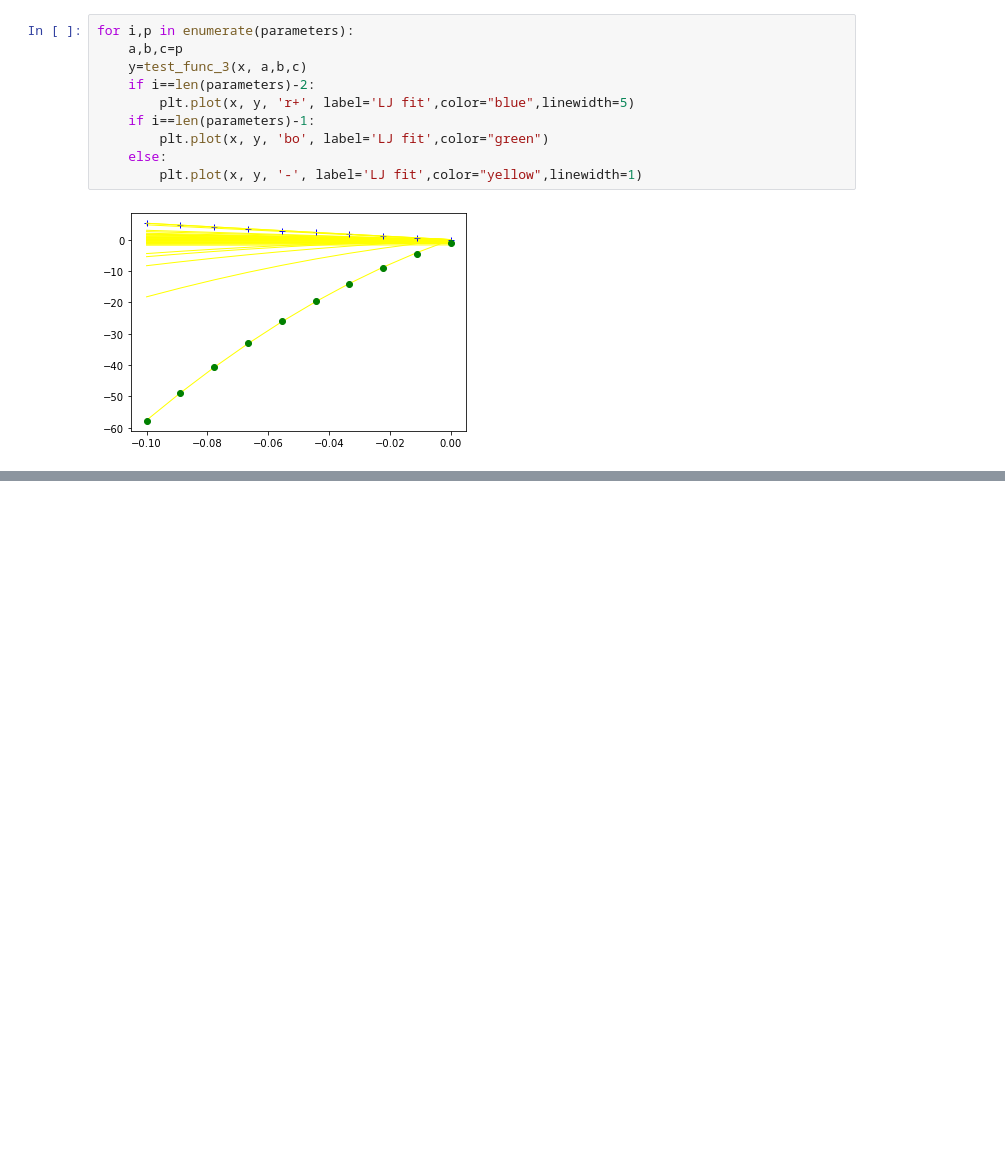
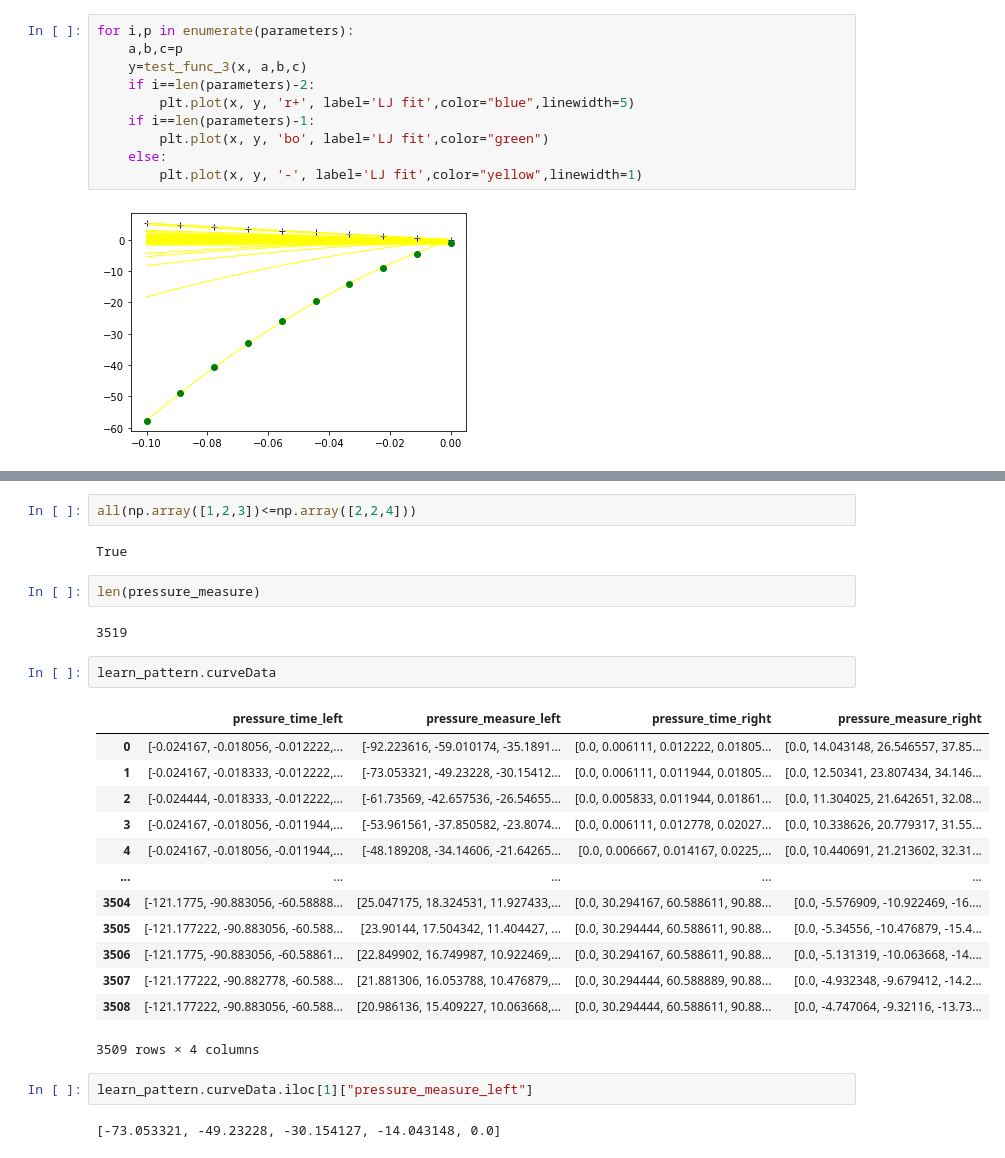
Before and after one commit to juneciel510/transient_identification, a Jupyter notebook: source_code/create_pattern.ipynb, the cells around one changed output, grey strips where cells are left out. Saved outputs shown, nothing was run; the diff lists cells and outputs as text; blank space fills up the shorter version.

```diff
--- a/source_code/create_pattern.ipynb
+++ b/source_code/create_pattern.ipynb
@@ -428,0 +786,28 @@ SyntaxError: invalid syntax (Temp/ipykernel_7436/4259177107.py, line 2)
+# %%
+all(np.array([1,2,3])<=np.array([2,2,4]))
+# %% [output]
+True
+# %%
+len(pressure_measure)
+# %% [output]
+3519
+# %%
+learn_pattern.curveData
+# %% [output]
+|  | pressure_time_left | pressure_measure_left | pressure_time_right | pressure_measure_right |
+| 0 | [-0.024167, -0.018056, -0.012222,... | [-92.223616, -59.010174, -35.1891... | [0.0, 0.006111, 0.012222, 0.01805... | [0.0, 14.043148, 26.546557, 37.85... |
+| 1 | [-0.024167, -0.018333, -0.012222,... | [-73.053321, -49.23228, -30.15412... | [0.0, 0.006111, 0.011944, 0.01805... | [0.0, 12.50341, 23.807434, 34.146... |
+| 2 | [-0.024444, -0.018333, -0.012222,... | [-61.73569, -42.657536, -26.54655... | [0.0, 0.005833, 0.011944, 0.01861... | [0.0, 11.304025, 21.642651, 32.08... |
+| 3 | [-0.024167, -0.018056, -0.011944,... | [-53.961561, -37.850582, -23.8074... | [0.0, 0.006111, 0.012778, 0.02027... | [0.0, 10.338626, 20.779317, 31.55... |
+| 4 | [-0.024167, -0.018056, -0.011944,... | [-48.189208, -34.14606, -21.64265... | [0.0, 0.006667, 0.014167, 0.0225,... | [0.0, 10.440691, 21.213602, 32.31... |
+| ... | ... | ... | ... | ... |
+| 3504 | [-121.1775, -90.883056, -60.58888... | [25.047175, 18.324531, 11.927433,... | [0.0, 30.294167, 60.588611, 90.88... | [0.0, -5.576909, -10.922469, -16.... |
+| 3505 | [-121.177222, -90.883056, -60.588... | [23.90144, 17.504342, 11.404427, ... | [0.0, 30.294444, 60.588611, 90.88... | [0.0, -5.34556, -10.476879, -15.4... |
+| 3506 | [-121.1775, -90.883056, -60.58861... | [22.849902, 16.749987, 10.922469,... | [0.0, 30.294167, 60.588611, 90.88... | [0.0, -5.131319, -10.063668, -14.... |
+| 3507 | [-121.177222, -90.882778, -60.588... | [21.881306, 16.053788, 10.476879,... | [0.0, 30.294444, 60.588889, 90.88... | [0.0, -4.932348, -9.679412, -14.2... |
+| 3508 | [-121.177222, -90.883056, -60.588... | [20.986136, 15.409227, 10.063668,... | [0.0, 30.294444, 60.588611, 90.88... | [0.0, -4.747064, -9.32116, -13.73... |
+3509 rows × 4 columns
+# %%
+learn_pattern.curveData.iloc[1]["pressure_measure_left"]
+# %% [output]
+[-73.053321, -49.23228, -30.154127, -14.043148, 0.0]
```
Also changed, not shown: parts of 14 cells of this notebook, 5 other files.
